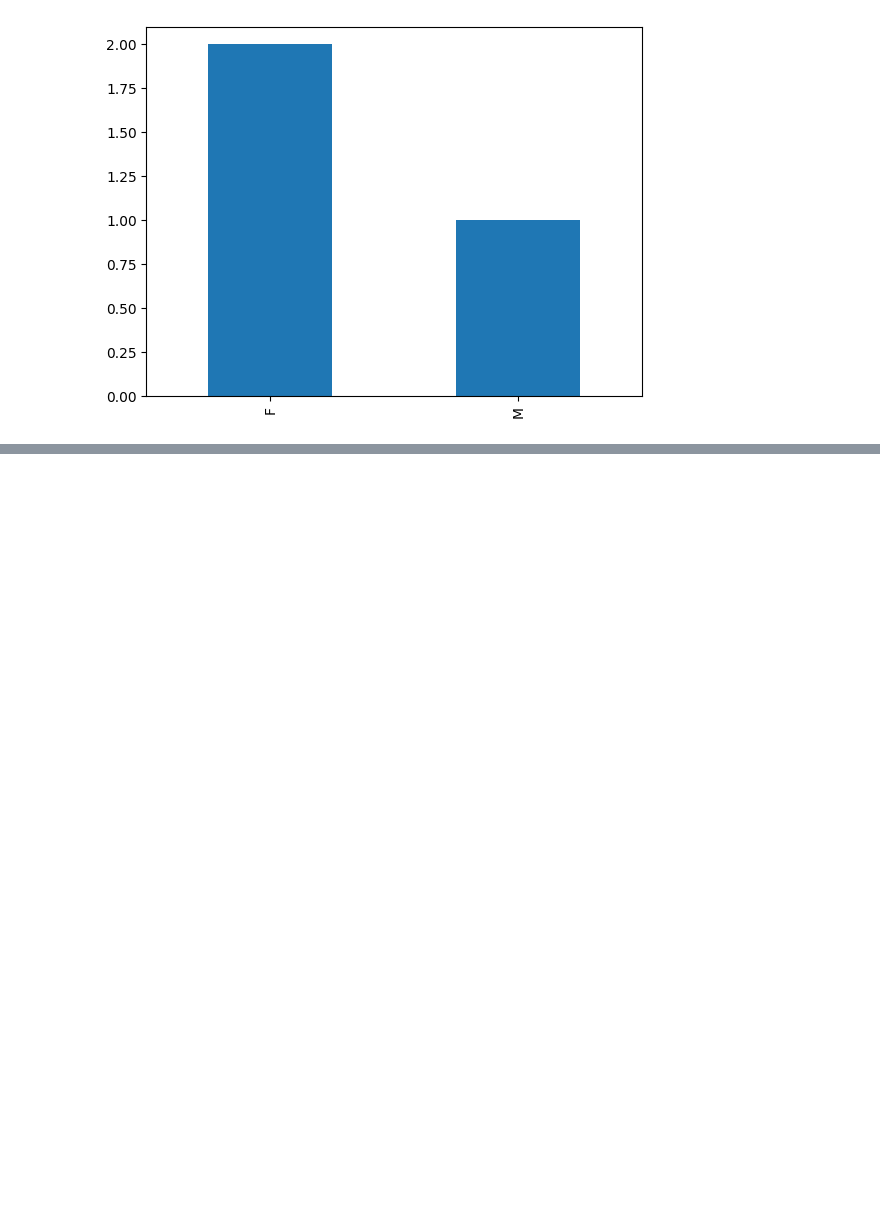
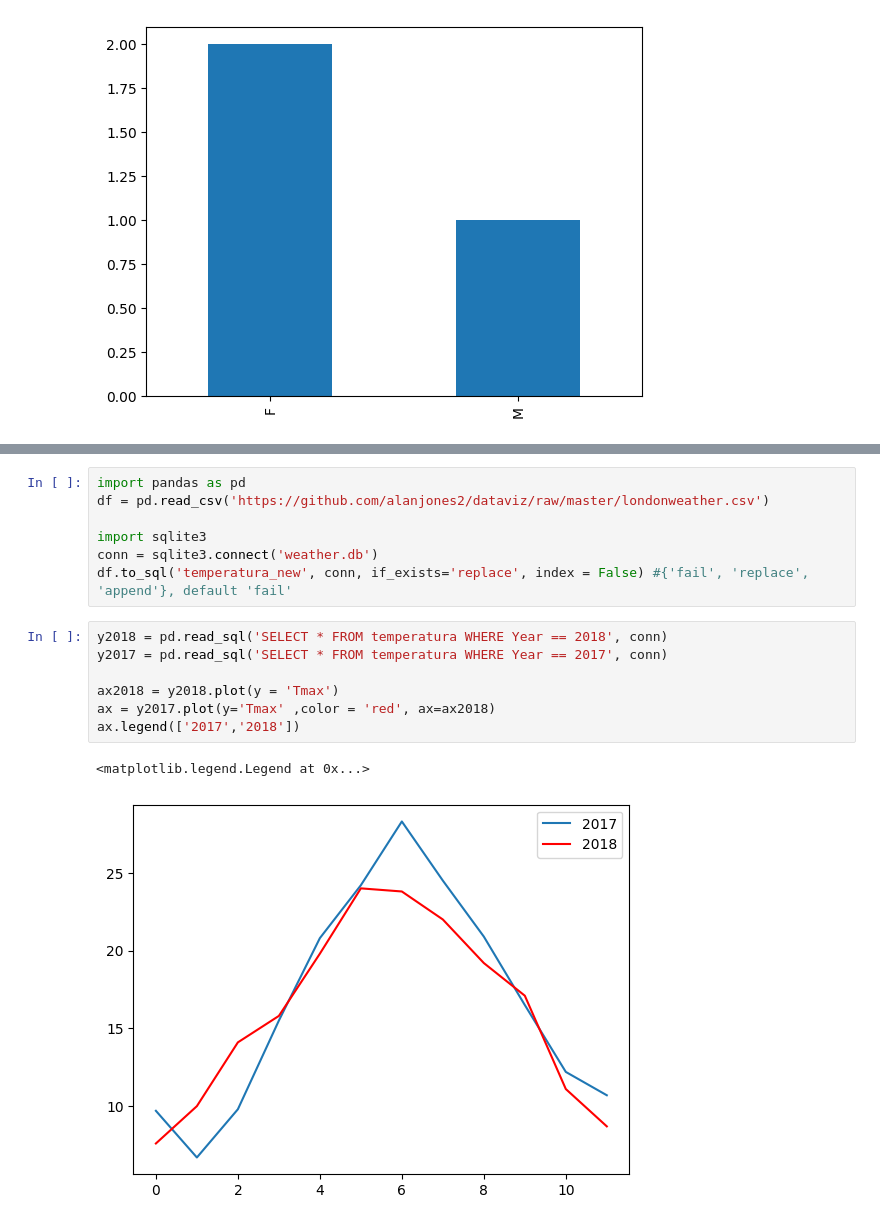
Before and after one commit to ericgbraz/COLAB_PED, a Jupyter notebook: PED_Aula_05.ipynb, the cells around one changed output, grey strips where cells are left out. Saved outputs shown, nothing was run; the diff lists cells and outputs as text; blank space fills up the shorter version.

```diff
--- a/PED_Aula_05.ipynb
+++ b/PED_Aula_05.ipynb
@@ -116,0 +126,17 @@ df['sexo'].value_counts().plot(kind = 'bar')
+# %%
+import pandas as pd
+df = pd.read_csv('https://github.com/alanjones2/dataviz/raw/master/londonweather.csv')
+
+import sqlite3
+conn = sqlite3.connect('weather.db')
+df.to_sql('temperatura_new', conn, if_exists='replace', index = False) #{'fail', 'replace', 'append'}, default 'fail'
+# %%
+y2018 = pd.read_sql('SELECT * FROM temperatura WHERE Year == 2018', conn)
+y2017 = pd.read_sql('SELECT * FROM temperatura WHERE Year == 2017', conn)
+
+ax2018 = y2018.plot(y = 'Tmax')
+ax = y2017.plot(y='Tmax' ,color = 'red', ax=ax2018)
+ax.legend(['2017','2018'])
+# %% [output]
+<matplotlib.legend.Legend at 0x...>
+[figure, added]
```
Also changed, not shown: parts of 3 cells of this notebook.
